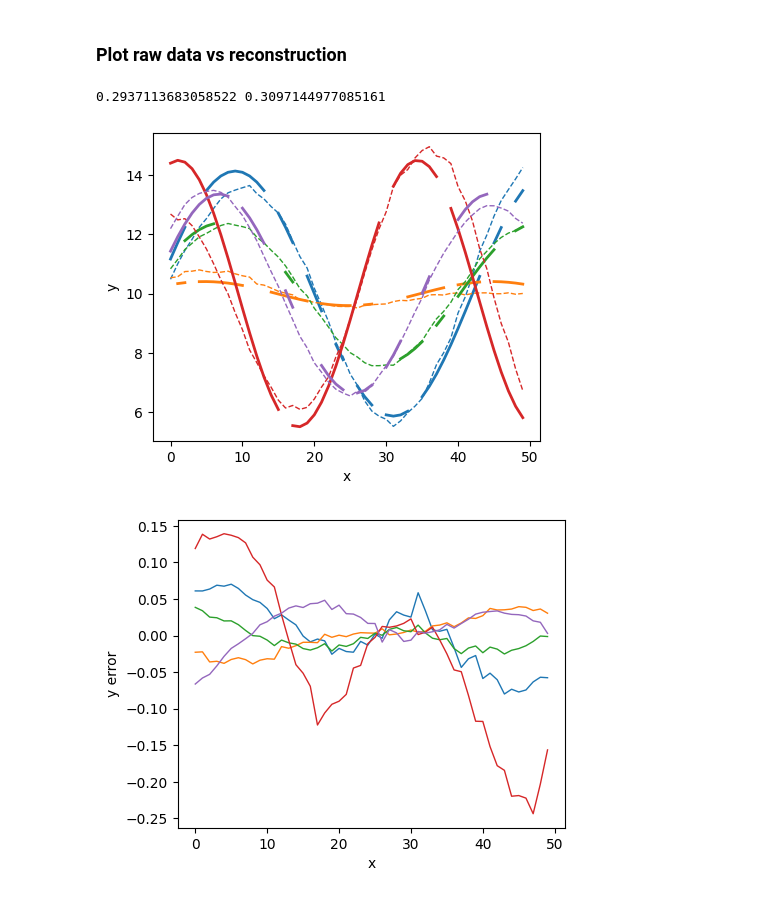
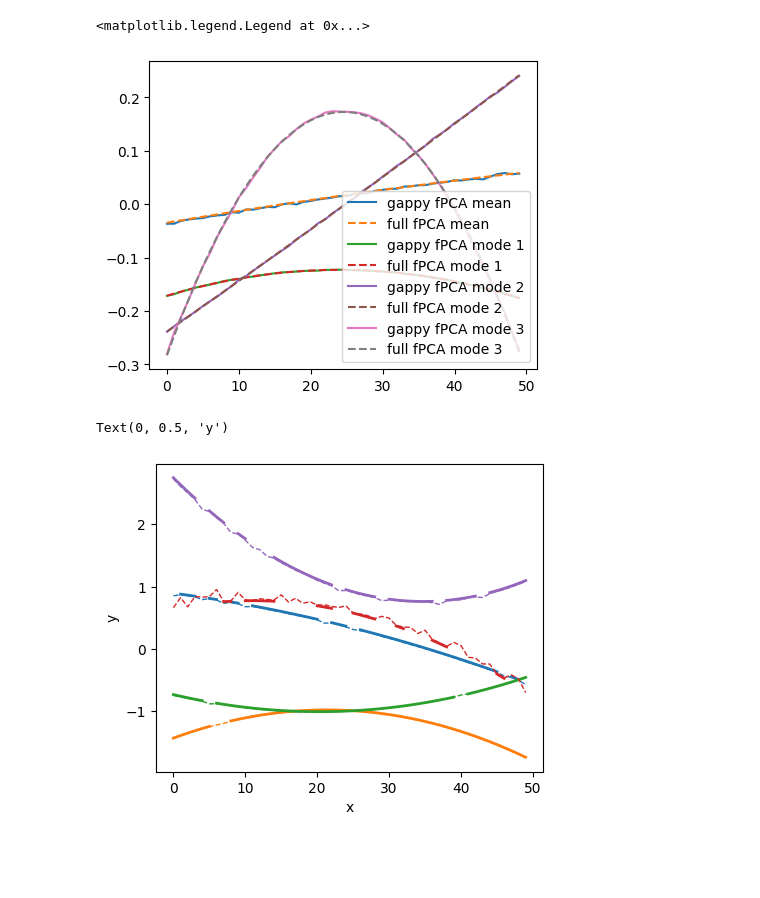
Before and after one commit to ahdgkn/gappyfpca, a Jupyter notebook: get_started.ipynb, the cells around one changed output. Saved outputs shown, nothing was run; the diff lists cells and outputs as text; code cells hidden in the pictures; blank space fills up the shorter version.

Commit message:
improvements to tutorial, compare to ungappy

```diff
--- a/get_started.ipynb
+++ b/get_started.ipynb
@@ -57,0 +31,3 @@ for i in range(M):
+# %%
+# perform fPCA on non gappy data to compare (1 iteration)
+fpca_comps_full, fpca_coefs_full, _, _ = gappyfpca(functions,max_iter=1)
@@ -58,5 +38,4 @@ for i in range(M):
 # %%
-# Generate fpca of full data using
-
-fpca_comps,fpca_coefs,evalue,run_stat=gappyfpca(data,0.95,max_iter=15,num_iter=5,iparallel=0)
+# Generate fpca of gappy data using
+fpca_comps,fpca_coefs,evalue,run_stat=gappyfpca(data,max_iter=15,num_iter=10,iparallel=0)
 # %% [output]
@@ -82,28 +59,31 @@ Time:  0.5397088527679443
+# %%
+# plot the modes vs non-gappy modes
+fig,ax=plt.subplots(1,1,figsize=(5,4))
+ax.plot(fpca_comps[0,:],label='gappy fPCA mean')
+ax.plot(fpca_comps_full[0,:],'--',label='full fPCA mean')
+modes_to_plot = min(5,fpca_comps_full.shape[0])
+for i in range(1,modes_to_plot):
+    ax.plot(fpca_comps[i,:],label='gappy fPCA mode '+str(i))
+    ax.plot(fpca_comps_full[i,:],'--',label='full fPCA mode '+str(i))
+ax.legend()
+# %% [output]
+<matplotlib.legend.Legend at 0x...>
+[figure, added]
 # %%
-# Impute missing data
+# Impute missing data at 95% explained variance, excludes noise due to missing data
 
-function_recon=reconstruct_func(fpca_comps[0,:],fpca_comps[1:,:],fpca_coefs)
+# find number of coefficients
+num_coefs=fpca_num_coefs(evalue,0.95)
+
+function_recon=reconstruct_func(fpca_comps[0,:],fpca_comps[1:,:],fpca_coefs,num_coefs=60)
-# %% [markdown]
-### Plot raw data vs reconstruction
 # %%
 fig,ax=plt.subplots(1,1,figsize=(5,4))
 colors = plt.cm.tab10.colors
 for i in range(5):
     ax.plot(data[i,:],linestyle='-',linewidth=2,color=colors[i])
     ax.plot(function_recon[i,:],linestyle='--',linewidth=1,color=colors[i])
 ax.set_xlabel('x')
 ax.set_ylabel('y')
-
-fig,ax=plt.subplots(1,1,figsize=(5,4))
-
-for i in range(5):
-    ax.plot((functions[i,:]-function_recon[i,:])/functions[i,:],linestyle='-',linewidth=1,color=colors[i])
-ax.set_xlabel('x')
-ax.set_ylabel('y error')
-
-missing_data=functions[np.isnan(data)]
-print(np.mean(np.abs((functions-function_recon))),np.mean(np.abs(functions[np.isnan(data)]-function_recon[np.isnan(data)])))
 # %% [output]
-0.2937113683058522 0.3097144977085161
+Text(0, 0.5, 'y')
-[figure, old version]
+[figure, new version]
-[figure, removed]
```
Also changed, not shown: parts of 9 cells of this notebook.
